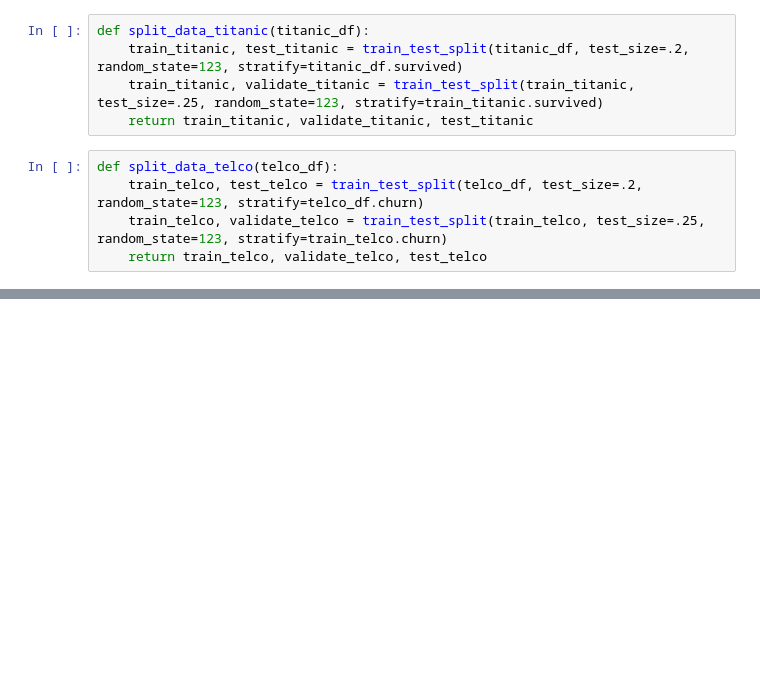
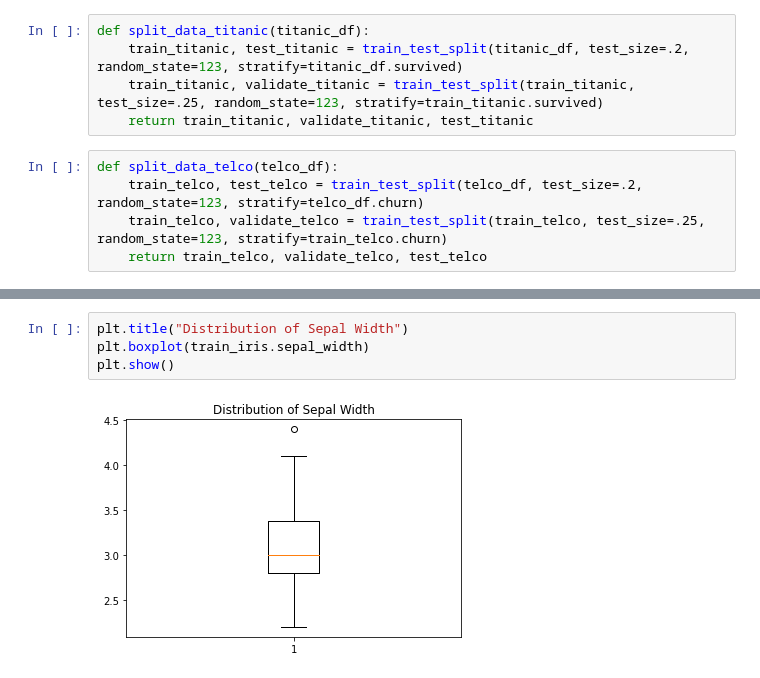
Before and after one commit to michael-haerle/classification-exercises, a Jupyter notebook: classification_exercises.ipynb, the cells around one changed output, grey strips where cells are left out. Drawn from its saved outputs; the diff is of its cells as text; blank space fills up the shorter version.

```diff
--- a/classification_exercises.ipynb
+++ b/classification_exercises.ipynb
@@ -977,0 +1074,6 @@ dtype: object
+# %%
+plt.title("Distribution of Sepal Width")
+plt.boxplot(train_iris.sepal_width)
+plt.show()
+# %% [output]
+[figure, added]
```
Also changed, not shown: parts of 117 cells of this notebook.
